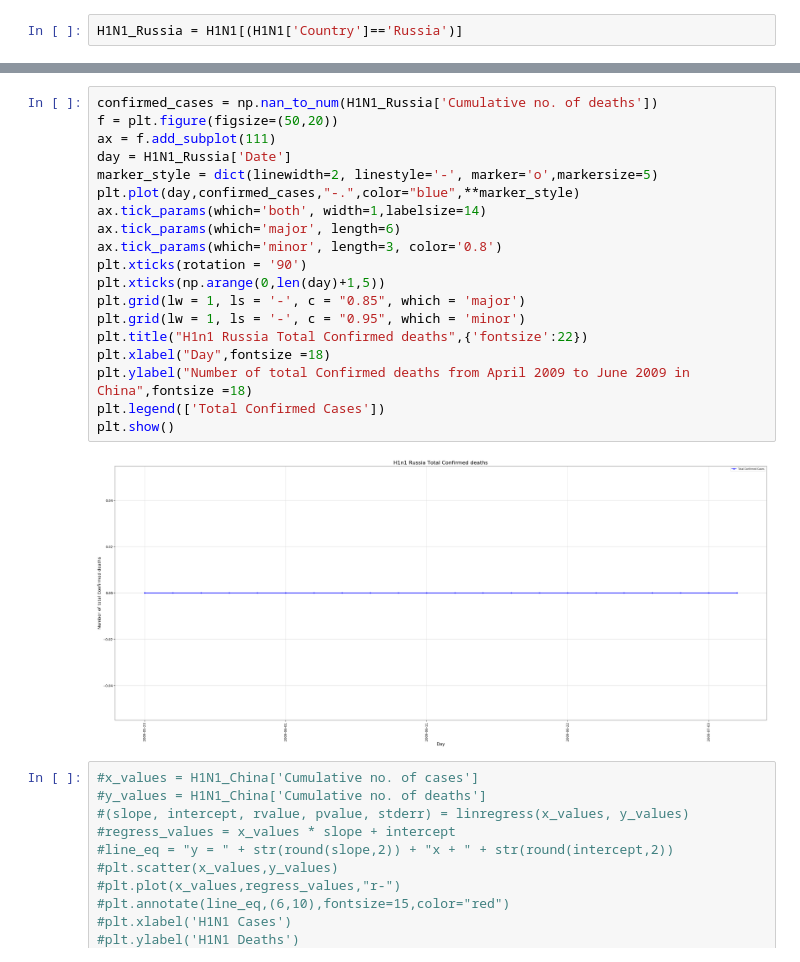
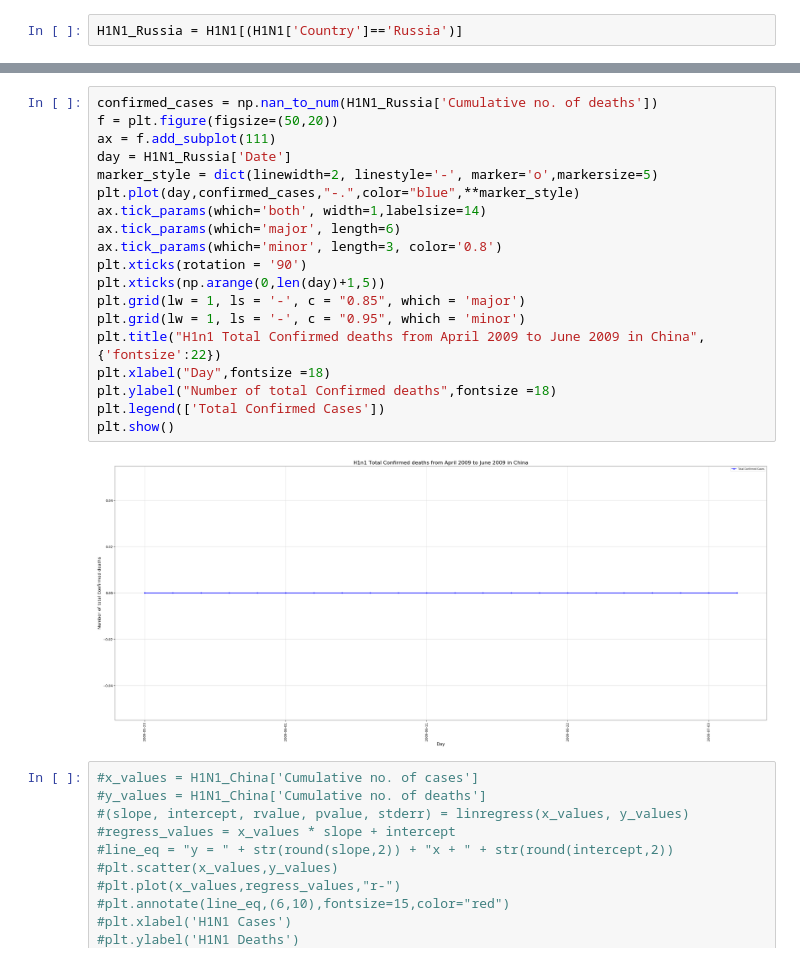
Before and after one commit to Akplesa/viruses, a Jupyter notebook: Untitled.ipynb, the cells around one changed output, grey strips where cells are left out. Drawn from its saved outputs; the diff is of its cells as text.

```diff
--- a/Untitled.ipynb
+++ b/Untitled.ipynb
@@ -428,24 +428,24 @@ plt.show()
 # %%
 confirmed_cases = np.nan_to_num(H1N1_Russia['Cumulative no. of deaths'])
 f = plt.figure(figsize=(50,20))
 ax = f.add_subplot(111)
 day = H1N1_Russia['Date']
 marker_style = dict(linewidth=2, linestyle='-', marker='o',markersize=5)
 plt.plot(day,confirmed_cases,"-.",color="blue",**marker_style)
 ax.tick_params(which='both', width=1,labelsize=14)
 ax.tick_params(which='major', length=6)
 ax.tick_params(which='minor', length=3, color='0.8')
 plt.xticks(rotation = '90')
 plt.xticks(np.arange(0,len(day)+1,5))
 plt.grid(lw = 1, ls = '-', c = "0.85", which = 'major')
 plt.grid(lw = 1, ls = '-', c = "0.95", which = 'minor')
-plt.title("H1n1 Russia Total Confirmed deaths",{'fontsize':22})
+plt.title("H1n1 Total Confirmed deaths from April 2009 to June 2009 in China",{'fontsize':22})
 plt.xlabel("Day",fontsize =18)
-plt.ylabel("Number of total Confirmed deaths from April 2009 to June 2009 in China",fontsize =18)
+plt.ylabel("Number of total Confirmed deaths",fontsize =18)
 plt.legend(['Total Confirmed Cases'])
 plt.show()
 # %% [output]
-[figure, old version]
+[figure, new version]
 # %%
 #x_values = H1N1_China['Cumulative no. of cases']
 #y_values = H1N1_China['Cumulative no. of deaths']
```
Also changed, not shown: parts of 3 cells of this notebook.
